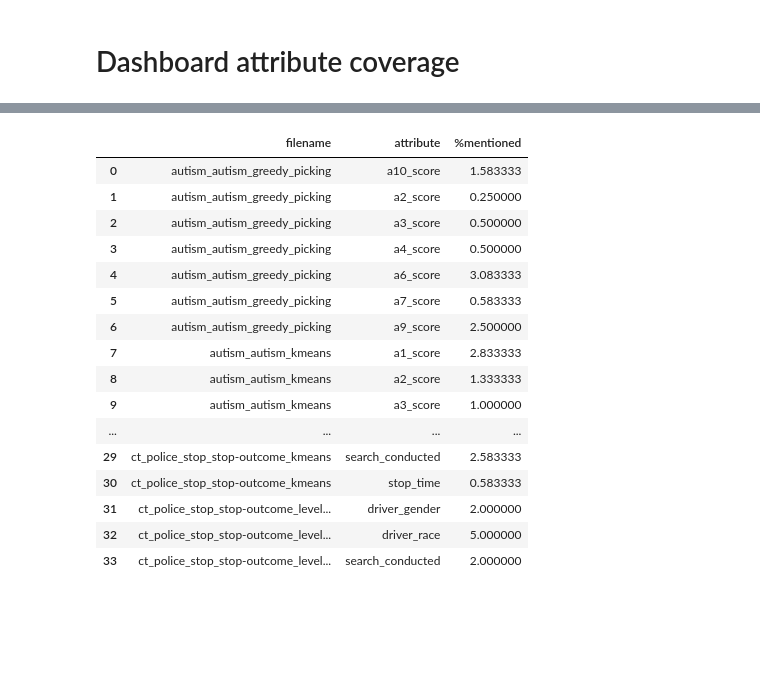
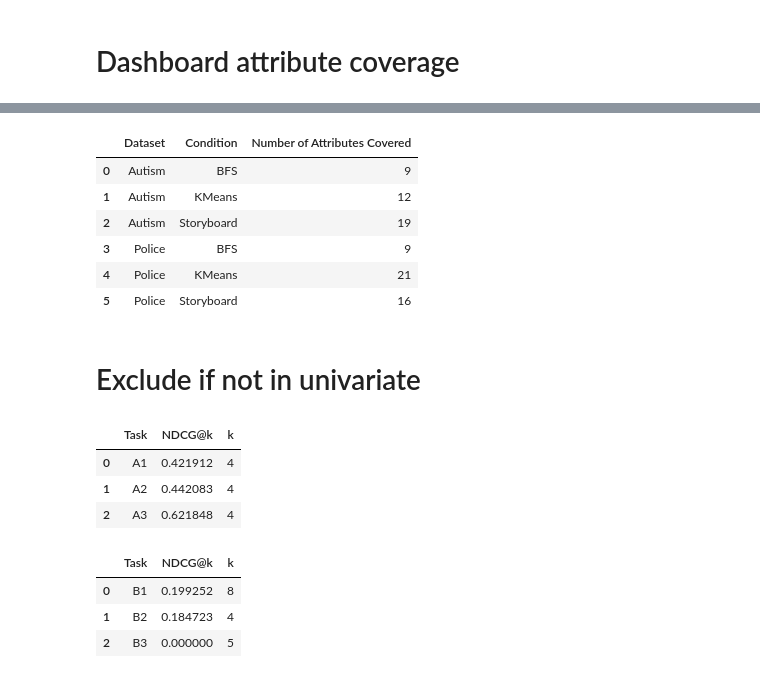
Before and after one commit to dorisjlee/viz-summarization, a Jupyter notebook: ipynb/RankingTask.ipynb, the cells around one changed output, grey strips where cells are left out. Cells and saved outputs as stored; diff of their text form; code cells hidden in the pictures; blank space fills up the shorter version.

Commit message:
ranking analysis

```diff
--- a/ipynb/RankingTask.ipynb
+++ b/ipynb/RankingTask.ipynb
@@ -282,20 +209,14 @@ df = pd.DataFrame(dashboard_filters_attributes_only,columns=["attribute","%menti
+# %%
+df.groupby(["Dataset","Condition"],as_index=False).count()[["Dataset","Condition","attribute"]].rename(columns={"attribute":"Number of Attributes Covered"})
+# %% [output]
+|  | Dataset | Condition | Number of Attributes Covered |
+| 0 | Autism | BFS | 9 |
+| 1 | Autism | KMeans | 12 |
+| 2 | Autism | Storyboard | 19 |
+| 3 | Police | BFS | 9 |
+| 4 | Police | KMeans | 21 |
+| 5 | Police | Storyboard | 16 |
 # %%
-df.groupby(["filename","attribute"],as_index=False).sum()
+# df.groupby(["Dataset","Condition","attribute"],as_index=False).sum()
-# %% [output]
-|  | filename | attribute | %mentioned |
-| 0 | autism_autism_greedy_picking | a10_score | 1.583333 |
-| 1 | autism_autism_greedy_picking | a2_score | 0.250000 |
-| 2 | autism_autism_greedy_picking | a3_score | 0.500000 |
-| 3 | autism_autism_greedy_picking | a4_score | 0.500000 |
-| 4 | autism_autism_greedy_picking | a6_score | 3.083333 |
-| 5 | autism_autism_greedy_picking | a7_score | 0.583333 |
-| 6 | autism_autism_greedy_picking | a9_score | 2.500000 |
-| 7 | autism_autism_kmeans | a1_score | 2.833333 |
-| 8 | autism_autism_kmeans | a2_score | 1.333333 |
-| 9 | autism_autism_kmeans | a3_score | 1.000000 |
-| ... | ... | ... | ... |
-| 29 | ct_police_stop_stop-outcome_kmeans | search_conducted | 2.583333 |
-| 30 | ct_police_stop_stop-outcome_kmeans | stop_time | 0.583333 |
-| 31 | ct_police_stop_stop-outcome_level... | driver_gender | 2.000000 |
-| 32 | ct_police_stop_stop-outcome_level... | driver_race | 5.000000 |
-| 33 | ct_police_stop_stop-outcome_level... | search_conducted | 2.000000 |
+# %% [markdown]
+# Exclude if not in univariate
@@ -301,0 +281,16 @@ df.groupby(["filename","attribute"],as_index=False).sum()
+# %%
+ndcg_result = compute_ndcg_rankings_exclude_nonunivariate("Ranking(Police).csv","ct_police_ground_truth_correlation.csv")
+ndcg_result.groupby("Task",as_index=False).mean()
+# %% [output]
+|  | Task | NDCG@k | k |
+| 0 | A1 | 0.421912 | 4 |
+| 1 | A2 | 0.442083 | 4 |
+| 2 | A3 | 0.621848 | 4 |
+# %%
+ndcg_result = compute_ndcg_rankings_exclude_nonunivariate("Ranking(Autism).csv","autism_ground_truth_correlation.csv")
+ndcg_result.groupby("Task",as_index=False).mean()
+# %% [output]
+|  | Task | NDCG@k | k |
+| 0 | B1 | 0.199252 | 8 |
+| 1 | B2 | 0.184723 | 4 |
+| 2 | B3 | 0.000000 | 5 |
```
Also changed, not shown: parts of 31 cells of this notebook.
